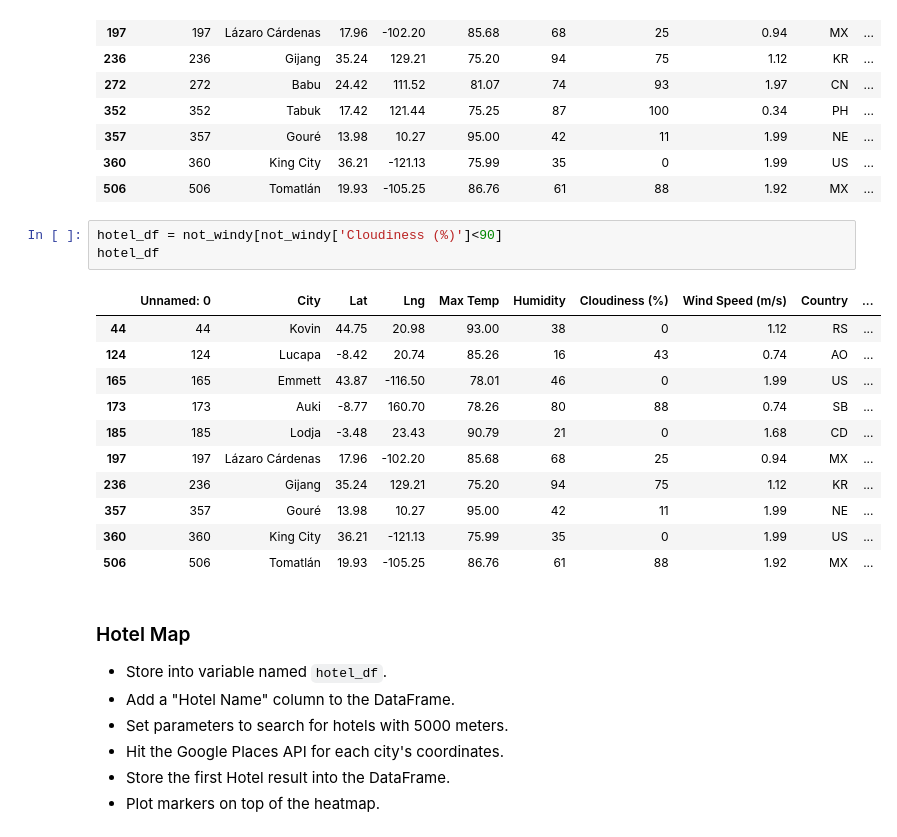
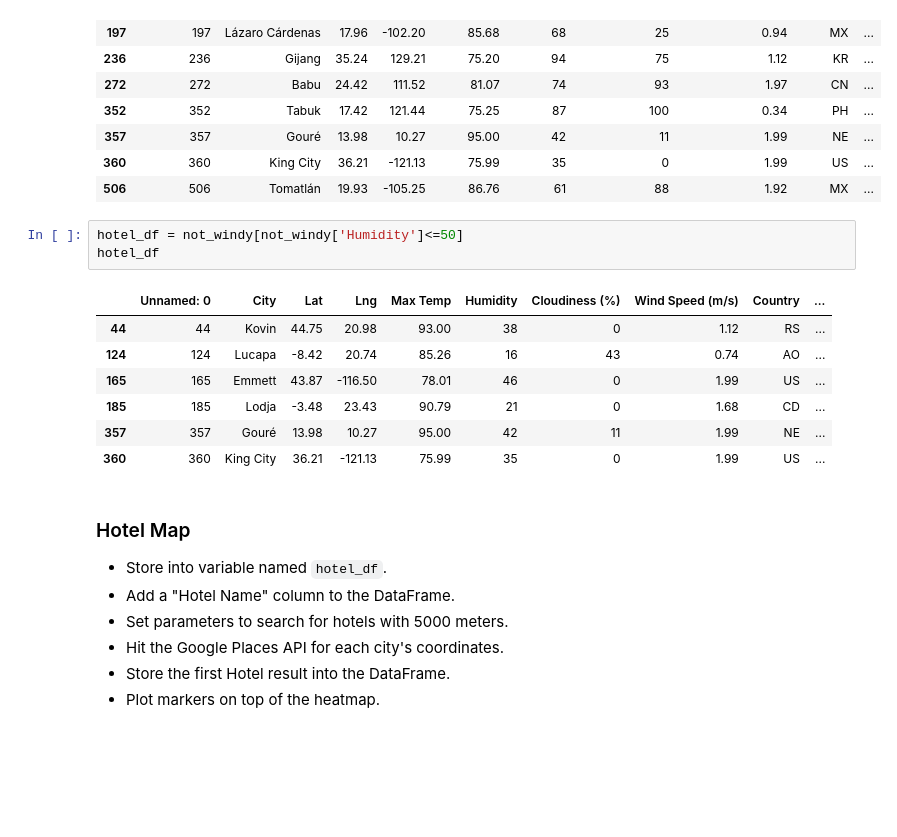
Before and after one commit to brookecrofts/WeatherPy_Analysis, a Jupyter notebook: WeatherPy/VacationPy.ipynb, the cells around one changed output. Saved outputs shown, nothing was run; the diff lists cells and outputs as text; blank space fills up the shorter version.

```diff
--- a/WeatherPy/VacationPy.ipynb
+++ b/WeatherPy/VacationPy.ipynb
@@ -95,20 +96,16 @@ not_windy
 | 360 | 360 | King City | 36.21 | -121.13 | 75.99 | 35 | 0 | 1.99 | US | ... |
 | 506 | 506 | Tomatlán | 19.93 | -105.25 | 86.76 | 61 | 88 | 1.92 | MX | ... |
 # %%
-hotel_df = not_windy[not_windy['Cloudiness (%)']<90]
+hotel_df = not_windy[not_windy['Humidity']<=50]
 hotel_df
 # %% [output]
 |  | Unnamed: 0 | City | Lat | Lng | Max Temp | Humidity | Cloudiness (%) | Wind Speed (m/s) | Country | ... |
 | 44 | 44 | Kovin | 44.75 | 20.98 | 93.00 | 38 | 0 | 1.12 | RS | ... |
 | 124 | 124 | Lucapa | -8.42 | 20.74 | 85.26 | 16 | 43 | 0.74 | AO | ... |
 | 165 | 165 | Emmett | 43.87 | -116.50 | 78.01 | 46 | 0 | 1.99 | US | ... |
-| 173 | 173 | Auki | -8.77 | 160.70 | 78.26 | 80 | 88 | 0.74 | SB | ... |
 | 185 | 185 | Lodja | -3.48 | 23.43 | 90.79 | 21 | 0 | 1.68 | CD | ... |
-| 197 | 197 | Lázaro Cárdenas | 17.96 | -102.20 | 85.68 | 68 | 25 | 0.94 | MX | ... |
-| 236 | 236 | Gijang | 35.24 | 129.21 | 75.20 | 94 | 75 | 1.12 | KR | ... |
 | 357 | 357 | Gouré | 13.98 | 10.27 | 95.00 | 42 | 11 | 1.99 | NE | ... |
 | 360 | 360 | King City | 36.21 | -121.13 | 75.99 | 35 | 0 | 1.99 | US | ... |
-| 506 | 506 | Tomatlán | 19.93 | -105.25 | 86.76 | 61 | 88 | 1.92 | MX | ... |
 # %% [markdown]
 ### Hotel Map
 * Store into variable named `hotel_df`.
```
Also changed, not shown: parts of 8 cells of this notebook.
